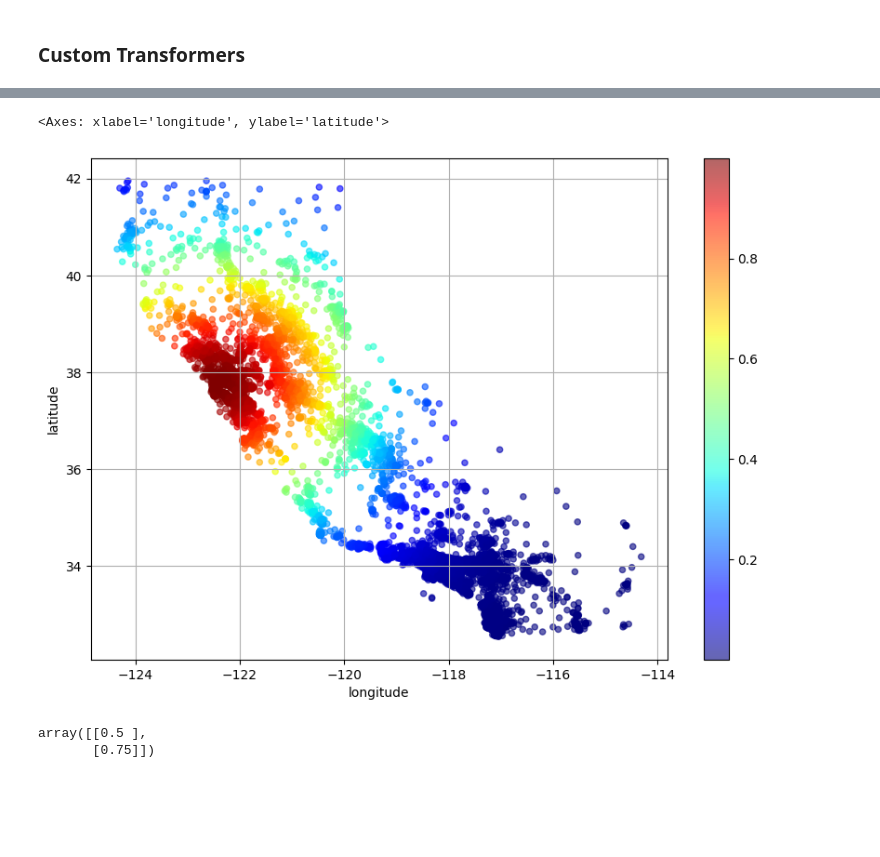
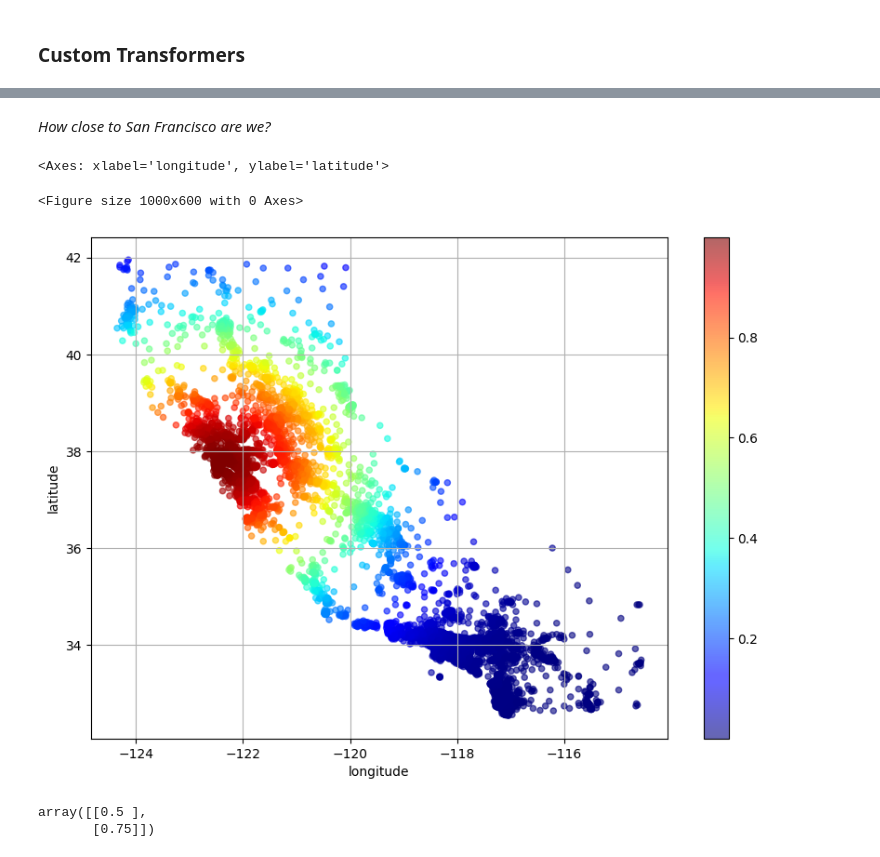
Before and after one commit to taif-ghazali/ML-models, a Jupyter notebook: Cali.ipynb, the cells around one changed output, grey strips where cells are left out. Saved outputs shown, nothing was run; the diff lists cells and outputs as text; code cells hidden in the pictures; blank space fills up the shorter version.

```diff
--- a/Cali.ipynb
+++ b/Cali.ipynb
@@ -578,8 +606,13 @@ array([[0.90824456],
+# %% [markdown]
+*How close to San Francisco are we?*
 # %%
+plt.figure(figsize= (10,6))
+
 housing.plot(kind="scatter", x="longitude", y="latitude", grid = True,
             c= sf_simil.ravel(), cmap = 'jet', colorbar= True,
             alpha=0.6, sharex= False, legend= True, figsize = (10,7))
 # %% [output]
 <Axes: xlabel='longitude', ylabel='latitude'>
+<Figure size 1000x600 with 0 Axes>
-[figure, old version]
+[figure, new version]
 # %%
```
Also changed, not shown: parts of 131 cells of this notebook.
